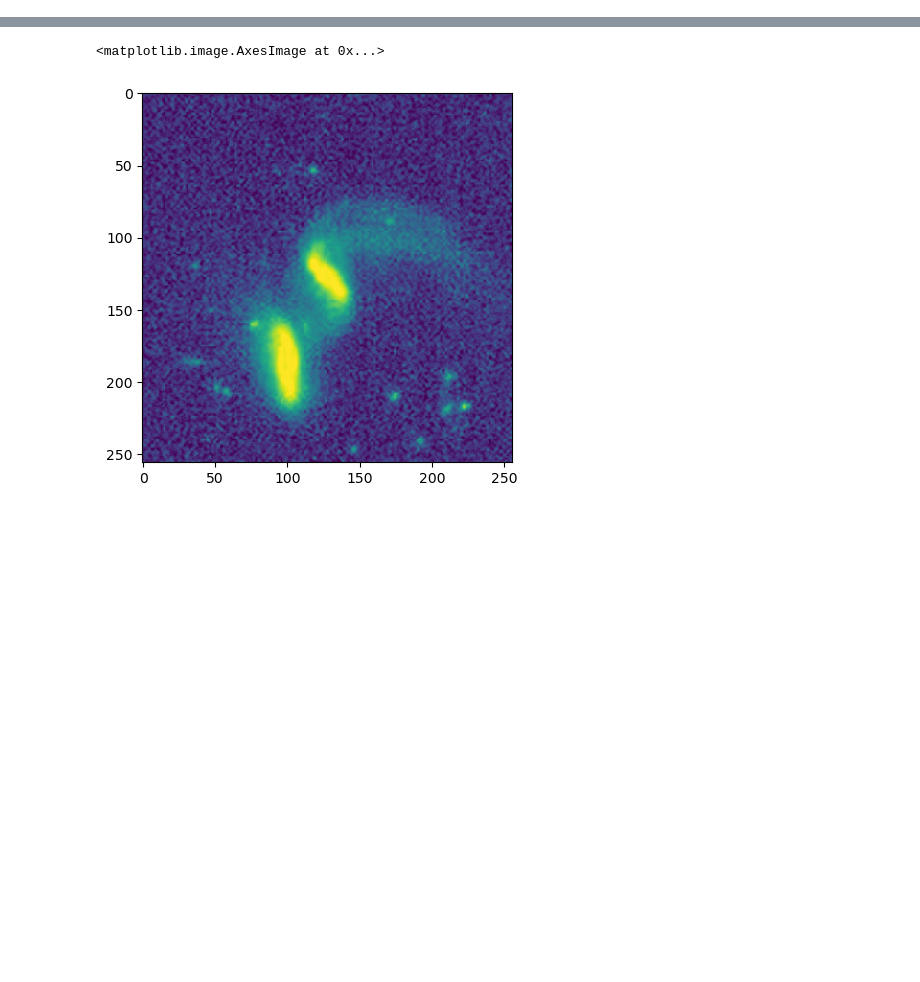
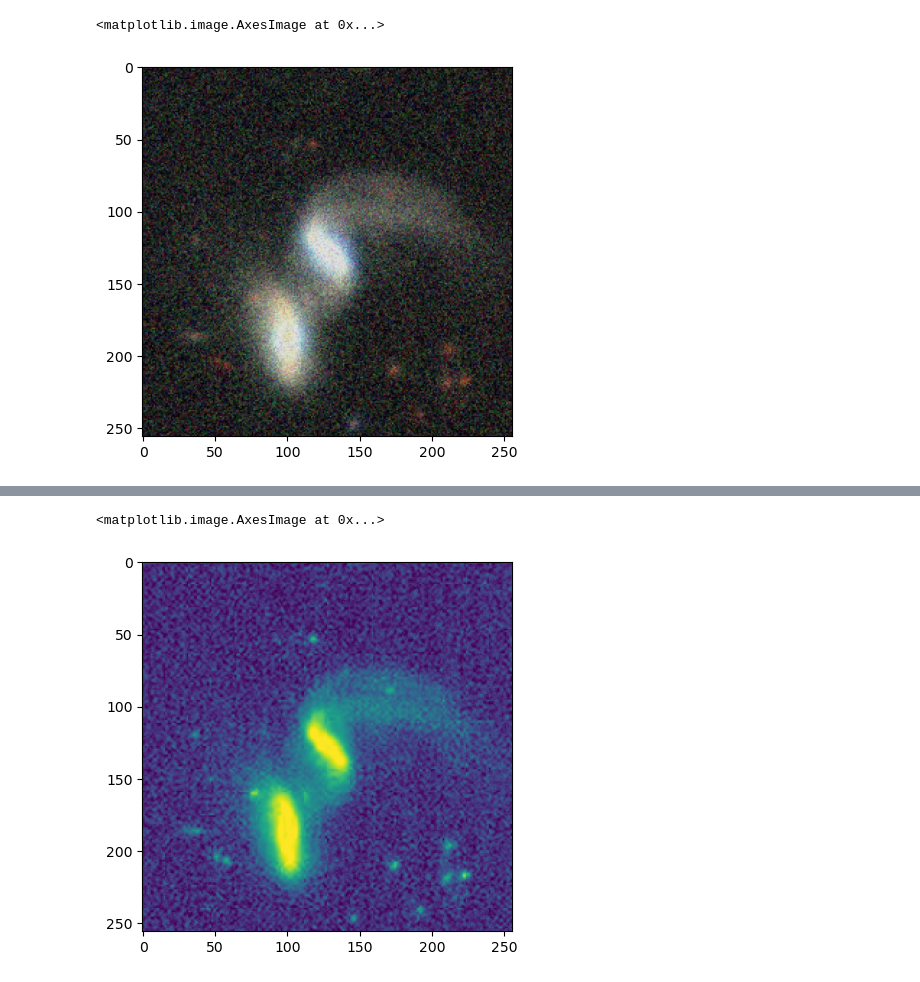
Before and after one commit to tgross03/vacation, a Jupyter notebook: vacation/data/augmentation_testing.ipynb, the cells around one changed output, grey strips where cells are left out. Cells and saved outputs as stored; diff of their text form; code cells hidden in the pictures; blank space fills up the shorter version.

```diff
--- a/vacation/data/augmentation_testing.ipynb
+++ b/vacation/data/augmentation_testing.ipynb
@@ -16,0 +85,5 @@ im = hf["images"][2100]
+# %%
+plt.imshow(im_tensor_transformed.permute(1,2,0))
+# %% [output]
+<matplotlib.image.AxesImage at 0x...>
+[figure, added]
```
Also changed, not shown: parts of 9 cells of this notebook.
